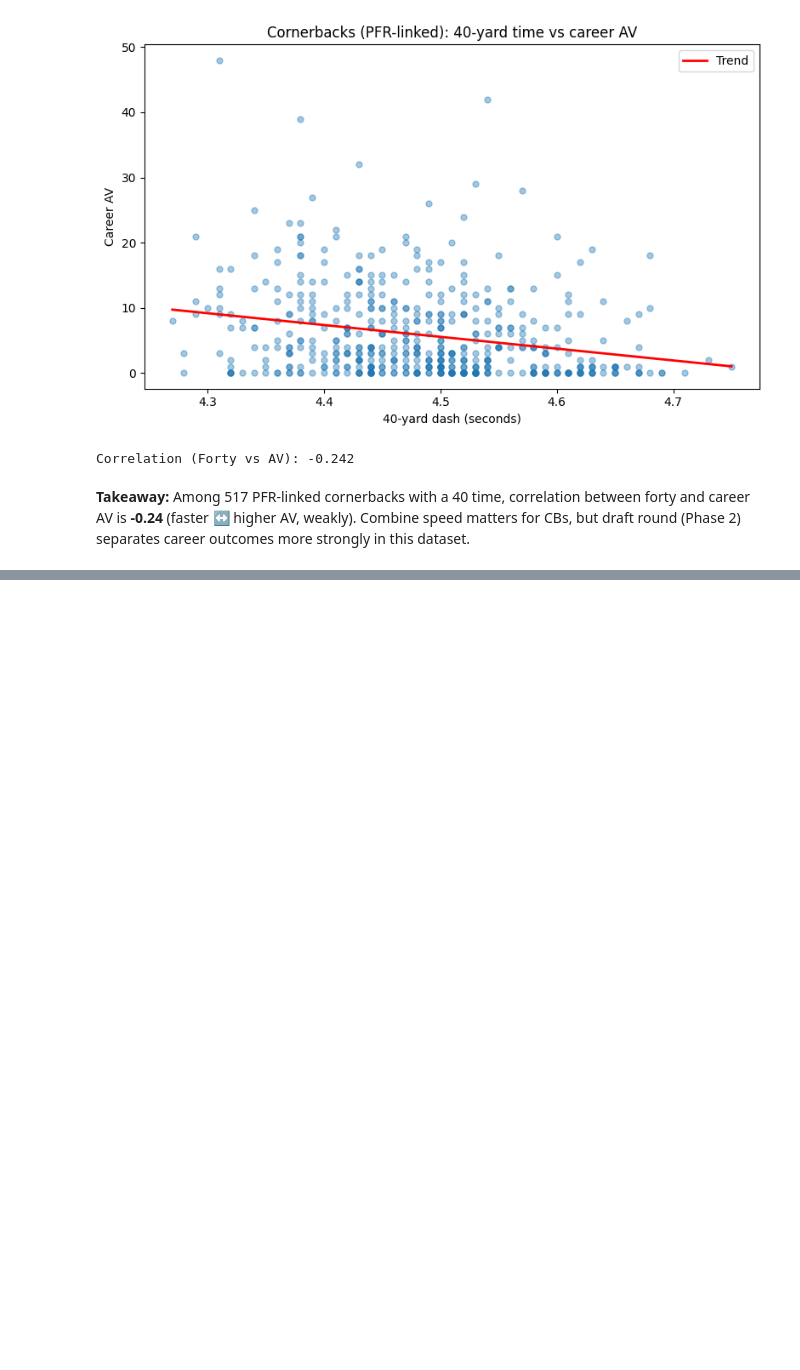
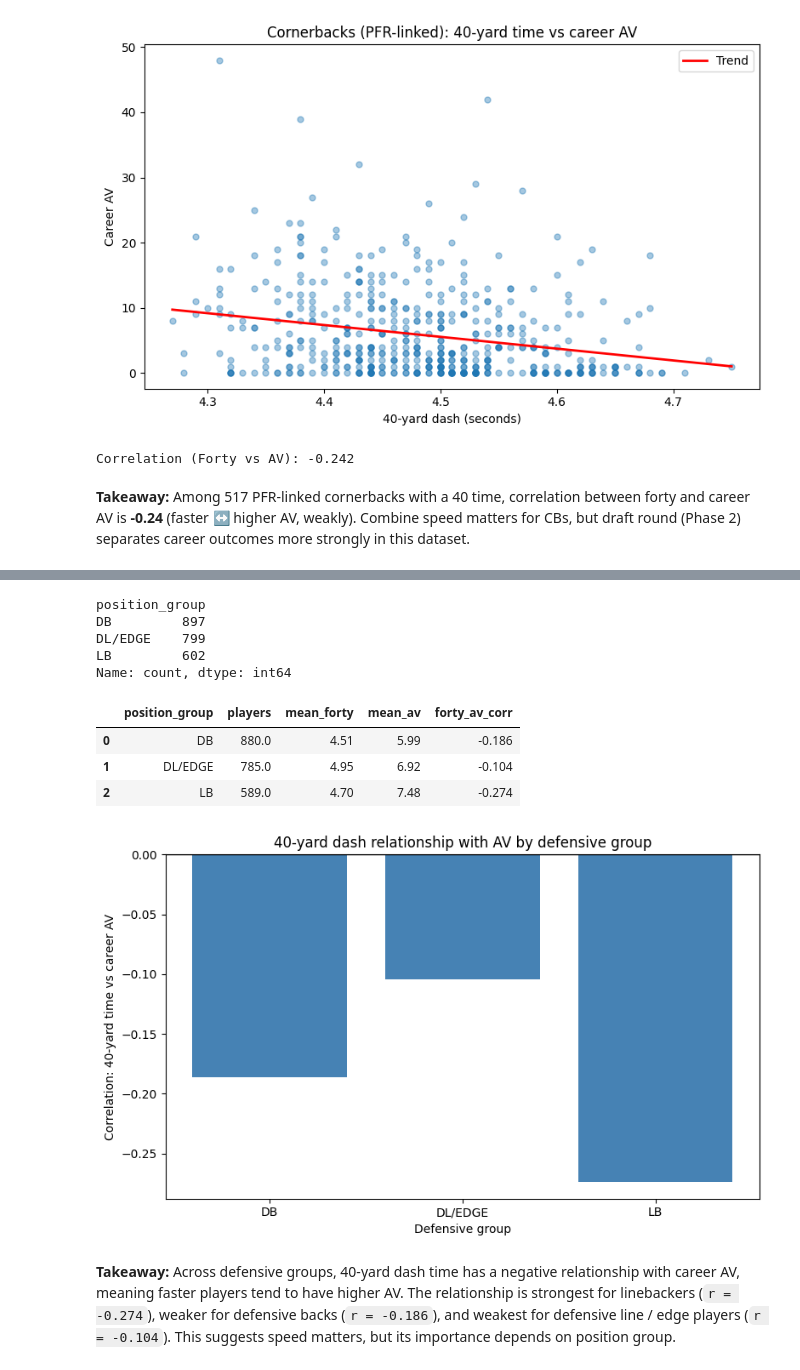
Before and after one commit to jlg011304/NFL-Defensive-Combine-Analytics, a Jupyter notebook: :notebooks/data_cleaning.ipynb, the cells around one changed output, grey strips where cells are left out. Saved outputs shown, nothing was run; the diff lists cells and outputs as text; code cells hidden in the pictures; blank space fills up the shorter version.

Commit message:
Phase 4: compare forty time correlations by defensive group.
Co-authored-by: Cursor <cursoragent@cursor.com>

```diff
--- a/:notebooks/data_cleaning.ipynb
+++ b/:notebooks/data_cleaning.ipynb
@@ -248,0 +255,53 @@ Correlation (Forty vs AV): -0.242
+# %%
+def assign_position_group(pos):
+    if pos in ["CB", "DB", "S", "FS", "SS"]:
+        return "DB"
+    if pos in ["LB", "ILB", "OLB"]:
+        return "LB"
+    if pos in ["DE", "DT", "NT", "EDGE"]:
+        return "DL/EDGE"
+    return "Other"
+
+df_analysis["position_group"] = df_analysis["Pos"].apply(assign_position_group)
+
+df_analysis["position_group"].value_counts()
+# %% [output]
+position_group
+DB         897
+DL/EDGE    799
+LB         602
+Name: count, dtype: int64
+# %%
+forty_group = (
+    df_analysis[df_analysis["Forty"].notna()]
+    .groupby("position_group")
+    .apply(lambda g: pd.Series({
+        "players": len(g),
+        "mean_forty": round(g["Forty"].mean(), 2),
+        "mean_av": round(g["AV"].mean(), 2),
+        "forty_av_corr": round(g["Forty"].corr(g["AV"]), 3)
+    }))
+    .reset_index()
+)
+
+forty_group
+# %% [output]
+|  | position_group | players | mean_forty | mean_av | forty_av_corr |
+| 0 | DB | 880.0 | 4.51 | 5.99 | -0.186 |
+| 1 | DL/EDGE | 785.0 | 4.95 | 6.92 | -0.104 |
+| 2 | LB | 589.0 | 4.70 | 7.48 | -0.274 |
+# %%
+plt.figure(figsize=(8, 5))
+plt.bar(forty_group["position_group"], forty_group["forty_av_corr"], color="steelblue")
+plt.axhline(0, color="black", linewidth=1)
+plt.xlabel("Defensive group")
+plt.ylabel("Correlation: 40-yard time vs career AV")
+plt.title("40-yard dash relationship with AV by defensive group")
+
+plt.tight_layout()
+
+plt.show()
+# %% [output]
+[figure, added]
+# %% [markdown]
+**Takeaway:** Across defensive groups, 40-yard dash time has a negative relationship with career AV, meaning faster players tend to have higher AV. The relationship is strongest for linebackers (`r = -0.274`), weaker for defensive backs (`r = -0.186`), and weakest for defensive line / edge players (`r = -0.104`). This suggests speed matters, but its importance depends on position group.
```
Also changed, not shown: parts of 1 cell of this notebook, 1 other file.
